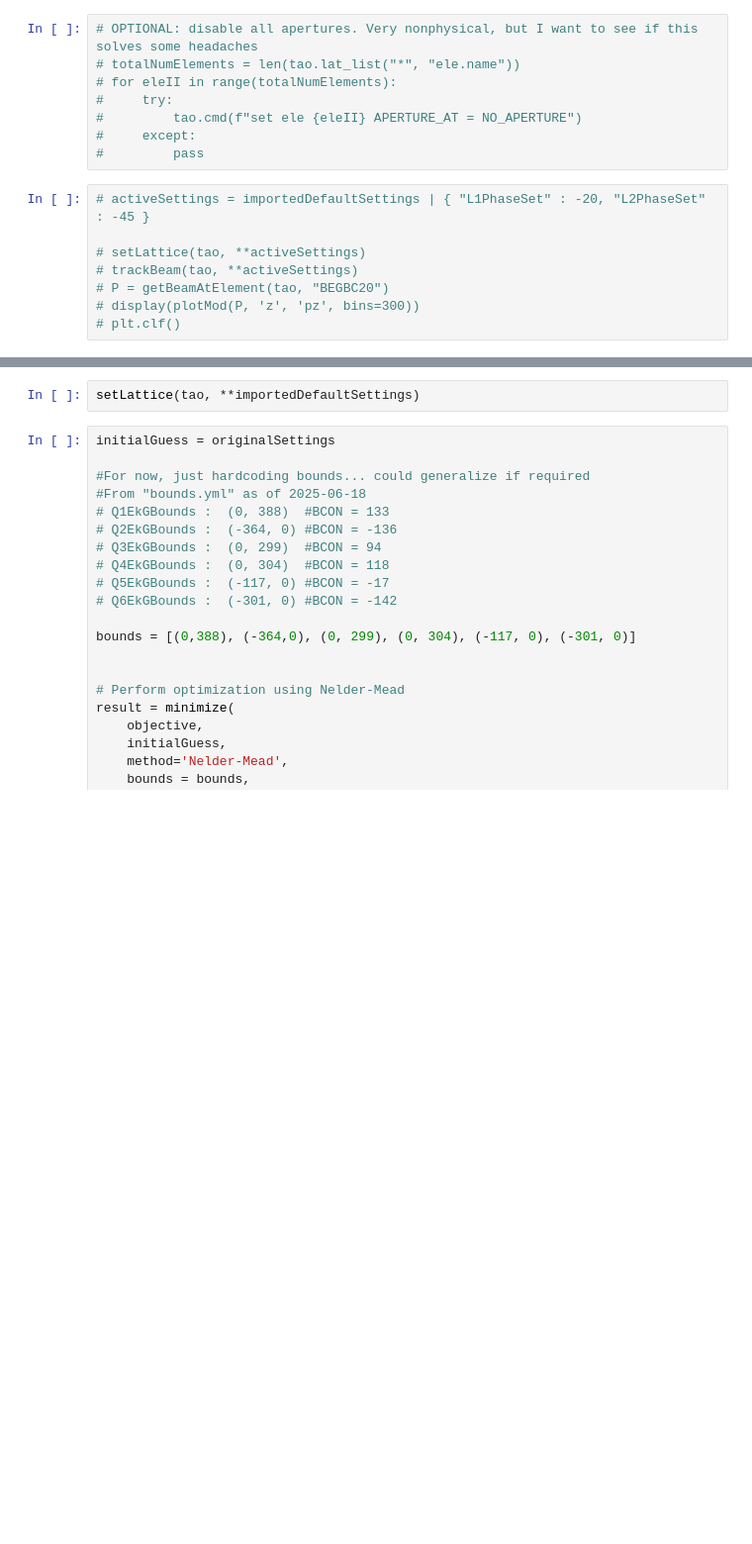
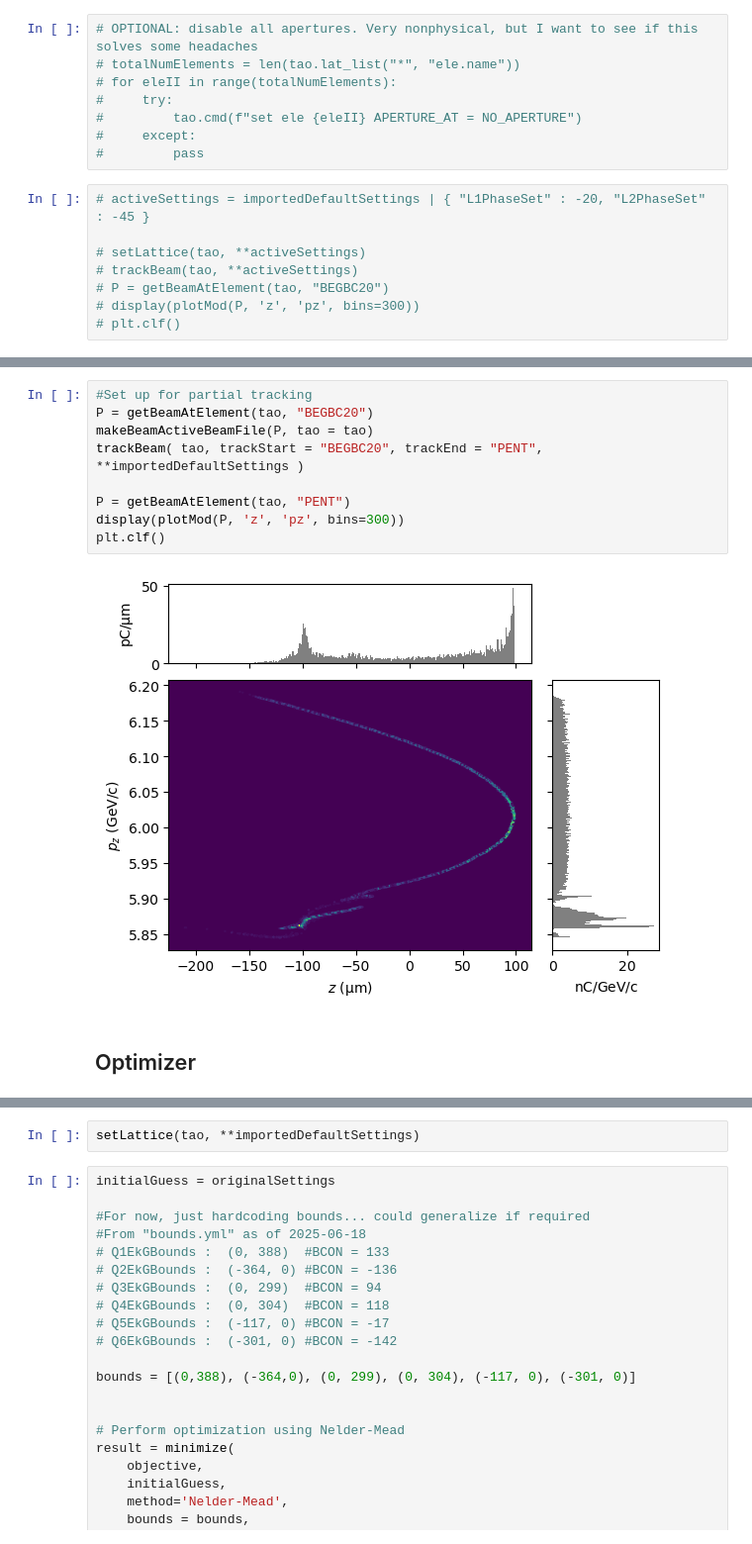
Before and after one commit to slaclab/FACET2-Bmad-PyTao, a Jupyter notebook: 2025-06-18 Analytic optimizer for BC20 R56.ipynb, the cells around one changed output, grey strips where cells are left out. Shown at 99% size. Drawn from its saved outputs; the diff is of its cells as text; blank space fills up the shorter version.

```diff
--- a/2025-06-18 Analytic optimizer for BC20 R56.ipynb
+++ b/2025-06-18 Analytic optimizer for BC20 R56.ipynb
@@ -96,3 +96,16 @@ plt.clf()
+# %%
+#Set up for partial tracking
+P = getBeamAtElement(tao, "BEGBC20")
+makeBeamActiveBeamFile(P, tao = tao)
+trackBeam( tao, trackStart = "BEGBC20", trackEnd = "PENT", **importedDefaultSettings )
+
+P = getBeamAtElement(tao, "PENT")
+display(plotMod(P, 'z', 'pz', bins=300))
+plt.clf()
+# %% [output]
+[figure, added]
+# %% [markdown]
+## Optimizer
 # %%
 from scipy.optimize import minimize
 
```
Also changed, not shown: parts of 16 cells of this notebook, 9 other files.
